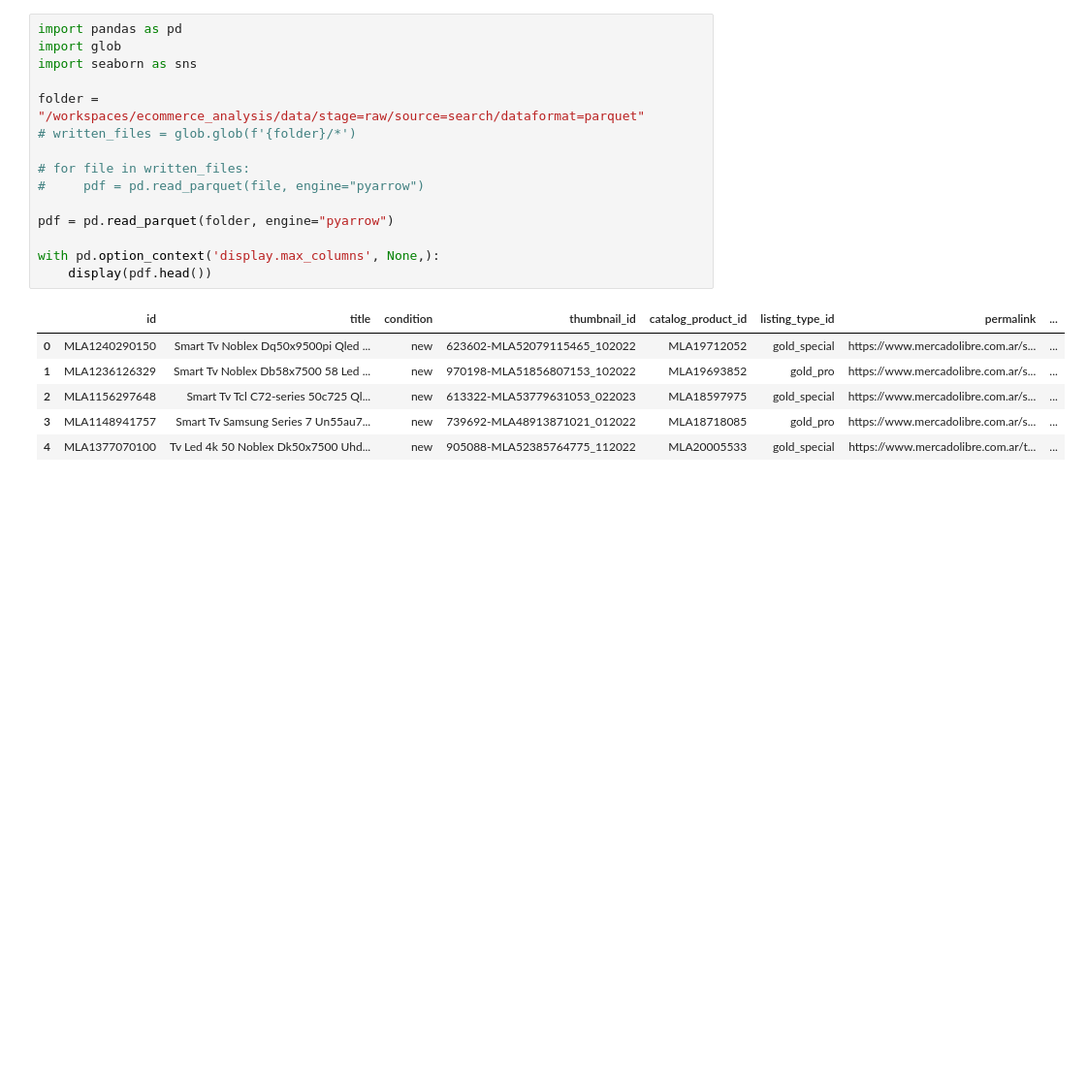
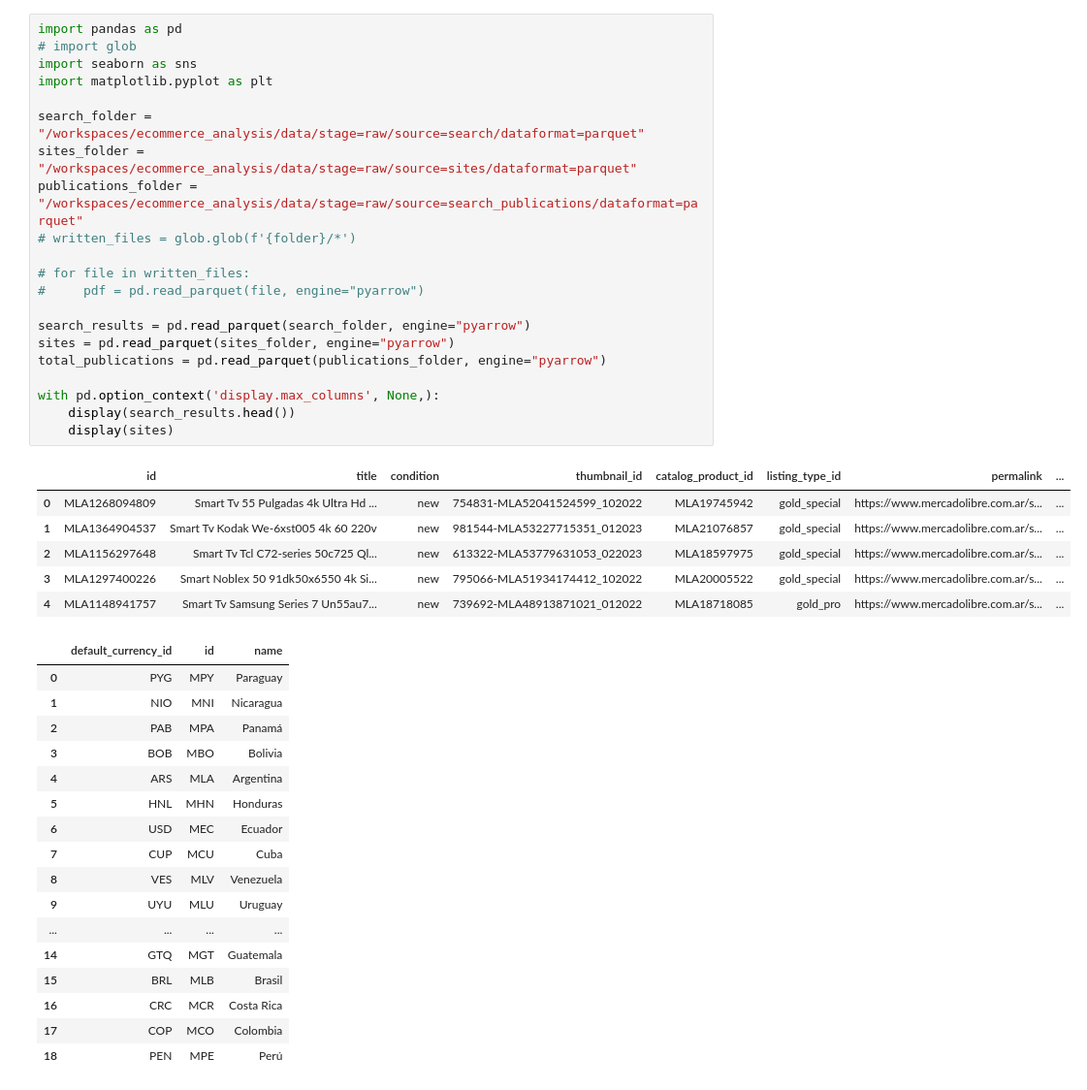
Before and after one commit to pablodiazj/ecommerce_analysis, a Jupyter notebook: ecommerce_analysis/data_exploration.ipynb, the cells around one changed output. Shown at 97% size. Saved outputs shown, nothing was run; the diff lists cells and outputs as text; blank space fills up the shorter version.

```diff
--- a/ecommerce_analysis/data_exploration.ipynb
+++ b/ecommerce_analysis/data_exploration.ipynb
@@ -1,22 +52,45 @@
 # %%
 import pandas as pd
-import glob
+# import glob
 import seaborn as sns
+import matplotlib.pyplot as plt
 
-folder = "/workspaces/ecommerce_analysis/data/stage=raw/source=search/dataformat=parquet"
+search_folder = "/workspaces/ecommerce_analysis/data/stage=raw/source=search/dataformat=parquet"
+sites_folder = "/workspaces/ecommerce_analysis/data/stage=raw/source=sites/dataformat=parquet"
+publications_folder = "/workspaces/ecommerce_analysis/data/stage=raw/source=search_publications/dataformat=parquet"
 # written_files = glob.glob(f'{folder}/*')
 
 # for file in written_files:
 #     pdf = pd.read_parquet(file, engine="pyarrow")
 
-pdf = pd.read_parquet(folder, engine="pyarrow")
+search_results = pd.read_parquet(search_folder, engine="pyarrow")
+sites = pd.read_parquet(sites_folder, engine="pyarrow")
+total_publications = pd.read_parquet(publications_folder, engine="pyarrow")
 
 with pd.option_context('display.max_columns', None,):
-    display(pdf.head())
+    display(search_results.head())
+    display(sites)
 # %% [output]
 |  | id | title | condition | thumbnail_id | catalog_product_id | listing_type_id | permalink | ... |
-| 0 | MLA1240290150 | Smart Tv Noblex Dq50x9500pi Qled ... | new | 623602-MLA52079115465_102022 | MLA19712052 | gold_special | https://www.mercadolibre.com.ar/s... | ... |
-| 1 | MLA1236126329 | Smart Tv Noblex Db58x7500 58 Led ... | new | 970198-MLA51856807153_102022 | MLA19693852 | gold_pro | https://www.mercadolibre.com.ar/s... | ... |
+| 0 | MLA1268094809 | Smart Tv 55 Pulgadas 4k Ultra Hd ... | new | 754831-MLA52041524599_102022 | MLA19745942 | gold_special | https://www.mercadolibre.com.ar/s... | ... |
+| 1 | MLA1364904537 | Smart Tv Kodak We-6xst005 4k 60 220v | new | 981544-MLA53227715351_012023 | MLA21076857 | gold_special | https://www.mercadolibre.com.ar/s... | ... |
 | 2 | MLA1156297648 | Smart Tv Tcl C72-series 50c725 Ql... | new | 613322-MLA53779631053_022023 | MLA18597975 | gold_special | https://www.mercadolibre.com.ar/s... | ... |
-| 3 | MLA1148941757 | Smart Tv Samsung Series 7 Un55au7... | new | 739692-MLA48913871021_012022 | MLA18718085 | gold_pro | https://www.mercadolibre.com.ar/s... | ... |
-| 4 | MLA1377070100 | Tv Led 4k 50 Noblex Dk50x7500 Uhd... | new | 905088-MLA52385764775_112022 | MLA20005533 | gold_special | https://www.mercadolibre.com.ar/t... | ... |
+| 3 | MLA1297400226 | Smart Noblex 50 91dk50x6550 4k Si... | new | 795066-MLA51934174412_102022 | MLA20005522 | gold_special | https://www.mercadolibre.com.ar/s... | ... |
+| 4 | MLA1148941757 | Smart Tv Samsung Series 7 Un55au7... | new | 739692-MLA48913871021_012022 | MLA18718085 | gold_pro | https://www.mercadolibre.com.ar/s... | ... |
+|  | default_currency_id | id | name |
+| 0 | PYG | MPY | Paraguay |
+| 1 | NIO | MNI | Nicaragua |
+| 2 | PAB | MPA | Panamá |
+| 3 | BOB | MBO | Bolivia |
+| 4 | ARS | MLA | Argentina |
+| 5 | HNL | MHN | Honduras |
+| 6 | USD | MEC | Ecuador |
+| 7 | CUP | MCU | Cuba |
+| 8 | VES | MLV | Venezuela |
+| 9 | UYU | MLU | Uruguay |
+| ... | ... | ... | ... |
+| 14 | GTQ | MGT | Guatemala |
+| 15 | BRL | MLB | Brasil |
+| 16 | CRC | MCR | Costa Rica |
+| 17 | COP | MCO | Colombia |
+| 18 | PEN | MPE | Perú |
```
Also changed, not shown: parts of 9 cells of this notebook, 3 other files.
